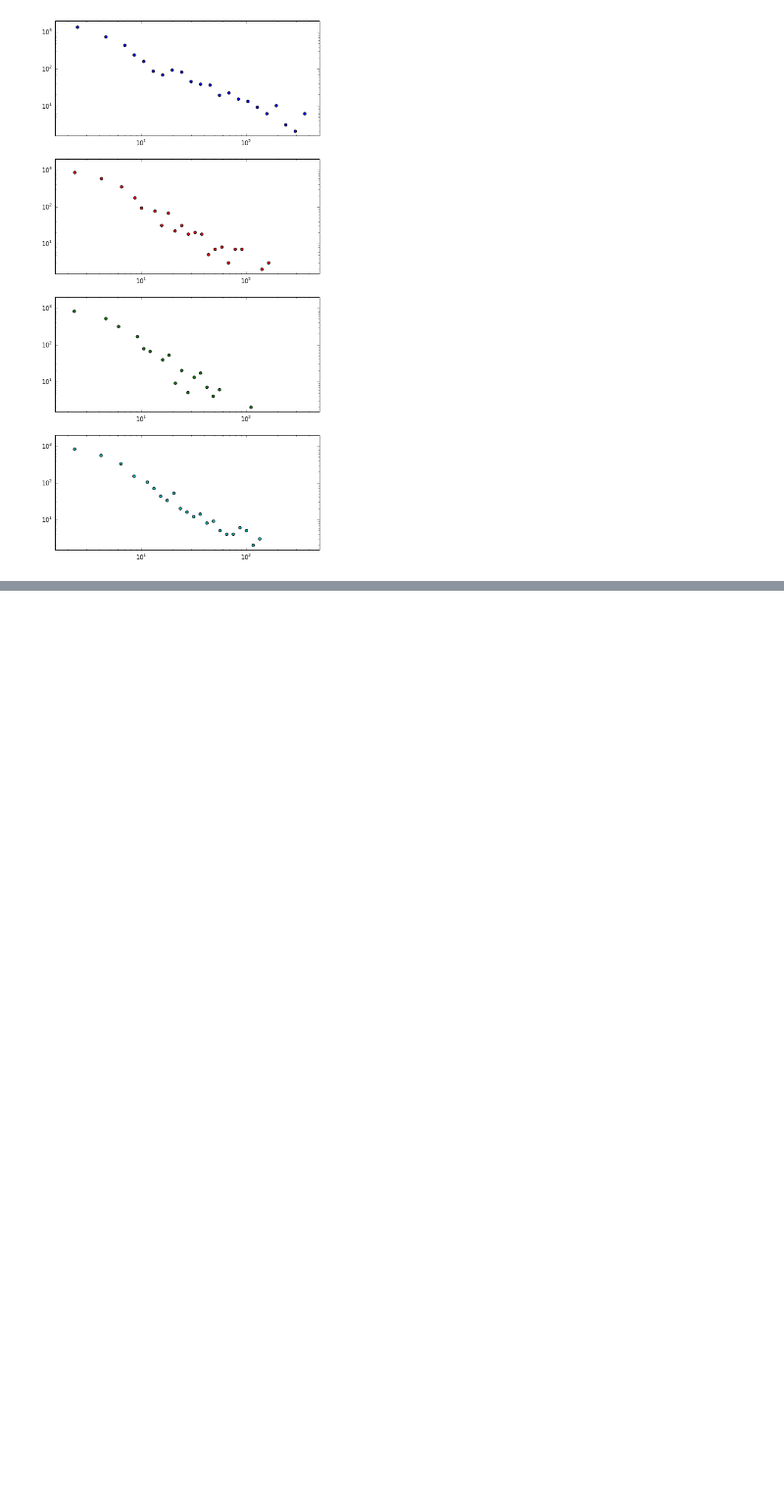
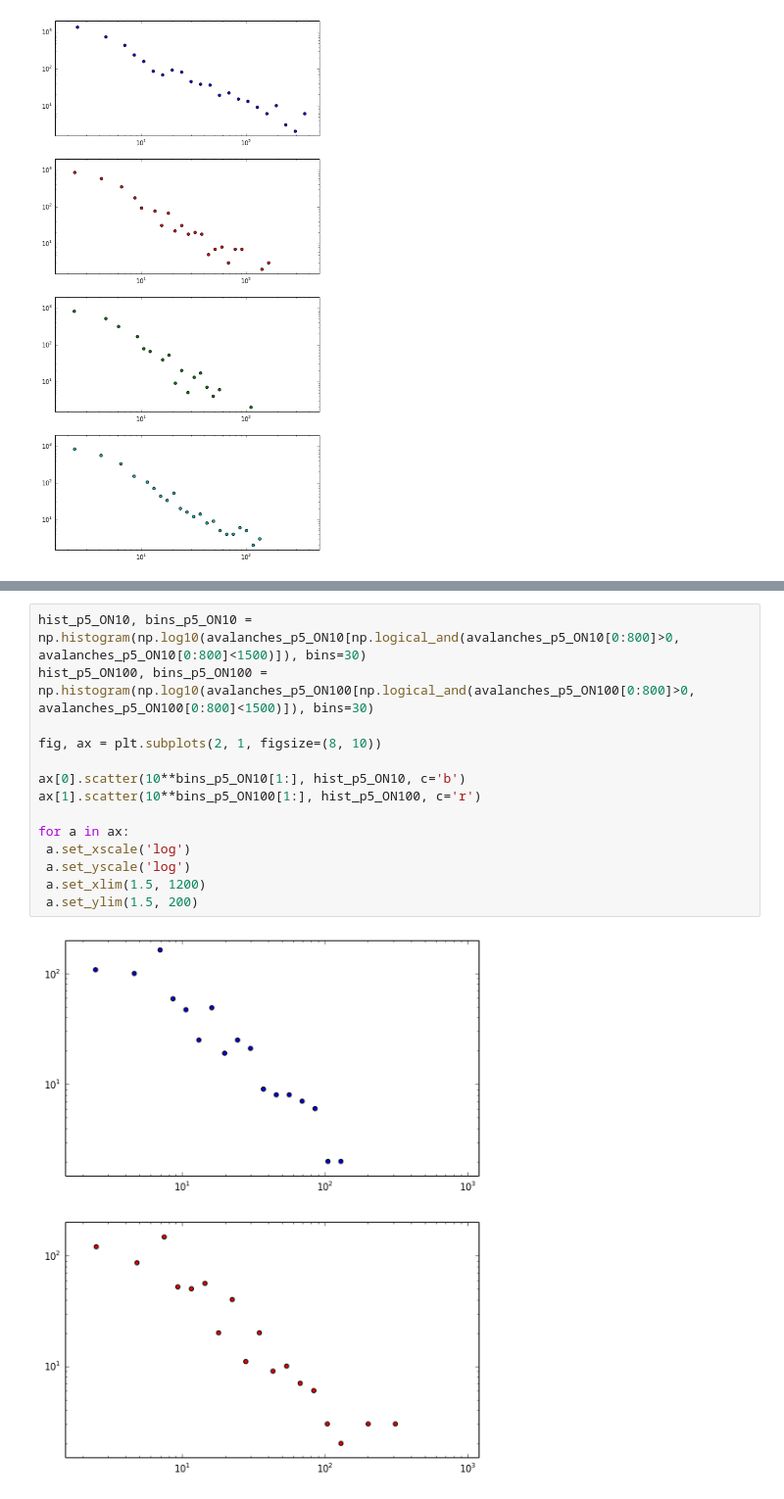
Before and after one commit to forrestsheldon/memNets, a Jupyter notebook: Memristor_Fuse_Data.ipynb, the cells around one changed output, grey strips where cells are left out. Shown at 98% size. Drawn from its saved outputs; the diff is of its cells as text; blank space fills up the shorter version.

```diff
--- a/Memristor_Fuse_Data.ipynb
+++ b/Memristor_Fuse_Data.ipynb
@@ -84,0 +144,16 @@ for a in ax:
+# %%
+hist_p5_ON10, bins_p5_ON10 = np.histogram(np.log10(avalanches_p5_ON10[np.logical_and(avalanches_p5_ON10[0:800]>0, avalanches_p5_ON10[0:800]<1500)]), bins=30)
+hist_p5_ON100, bins_p5_ON100 = np.histogram(np.log10(avalanches_p5_ON100[np.logical_and(avalanches_p5_ON100[0:800]>0, avalanches_p5_ON100[0:800]<1500)]), bins=30)
+
+fig, ax = plt.subplots(2, 1, figsize=(8, 10))
+
+ax[0].scatter(10**bins_p5_ON10[1:], hist_p5_ON10, c='b')
+ax[1].scatter(10**bins_p5_ON100[1:], hist_p5_ON100, c='r')
+
+for a in ax:
+ a.set_xscale('log')
+ a.set_yscale('log')
+ a.set_xlim(1.5, 1200)
+ a.set_ylim(1.5, 200)
+# %% [output]
+[figure, added]
```
Also changed, not shown: parts of 7 cells of this notebook, 1 other file.
